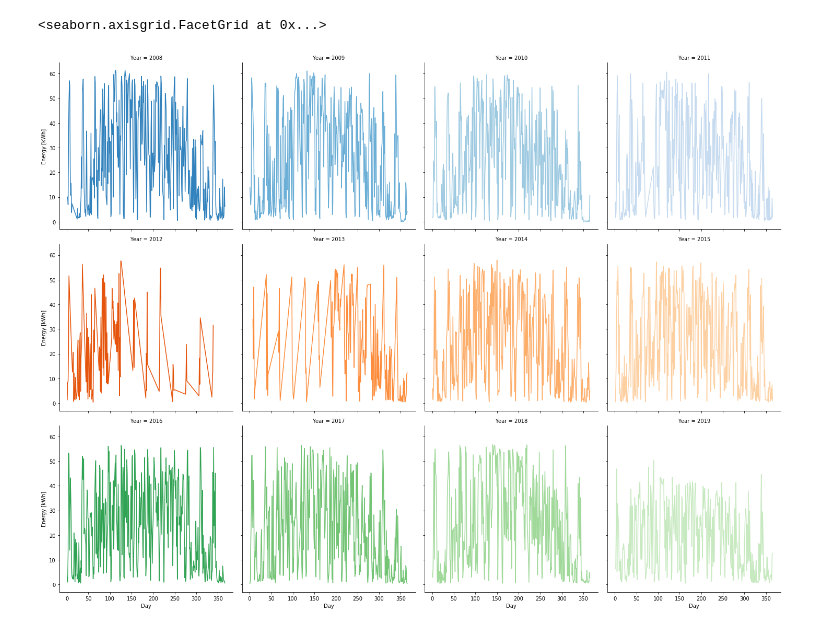
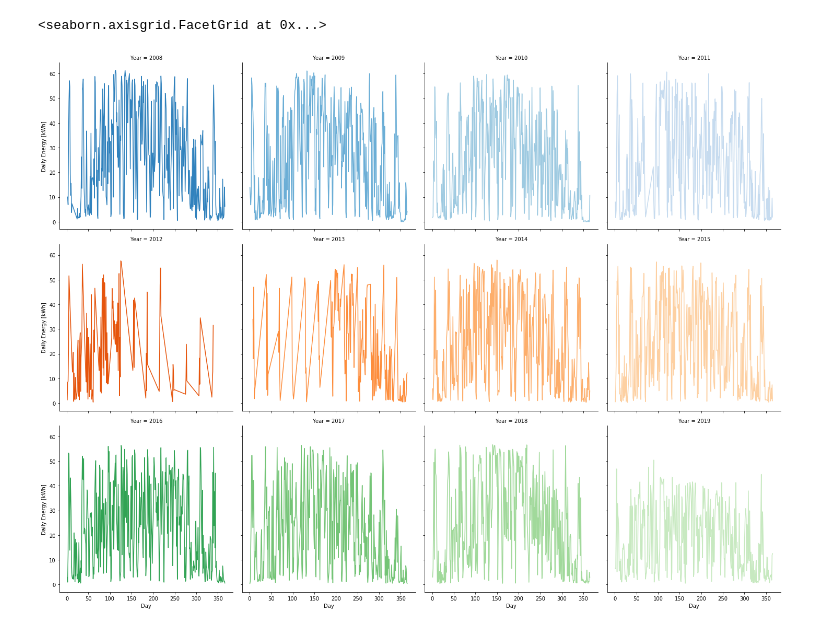
Before and after one commit to bjajoh/SolarAnalysis, a Jupyter notebook: solar.ipynb, the cells around one changed output. Drawn from its saved outputs; the diff is of its cells as text; code cells hidden in the pictures.

```diff
--- a/solar.ipynb
+++ b/solar.ipynb
@@ -68,7 +68,8 @@ ax.set(ylabel='Energy [kWh]')
 # %%
+#Plot Daily Energy of all years in a multiplot
 grid = sns.FacetGrid(energy, col="Year", hue="Year", palette="tab20c", col_wrap=4, height=5)
 ax = grid.map(sns.lineplot, "Day", "Combined Data")
-ax.set(ylabel='Energy [kWh]')
+ax.set(ylabel='Daily Energy [kWh]')
 # %% [output]
 <seaborn.axisgrid.FacetGrid at 0x...>
-[figure, old version]
+[figure, new version]
```
Also changed, not shown: parts of 11 cells of this notebook.
